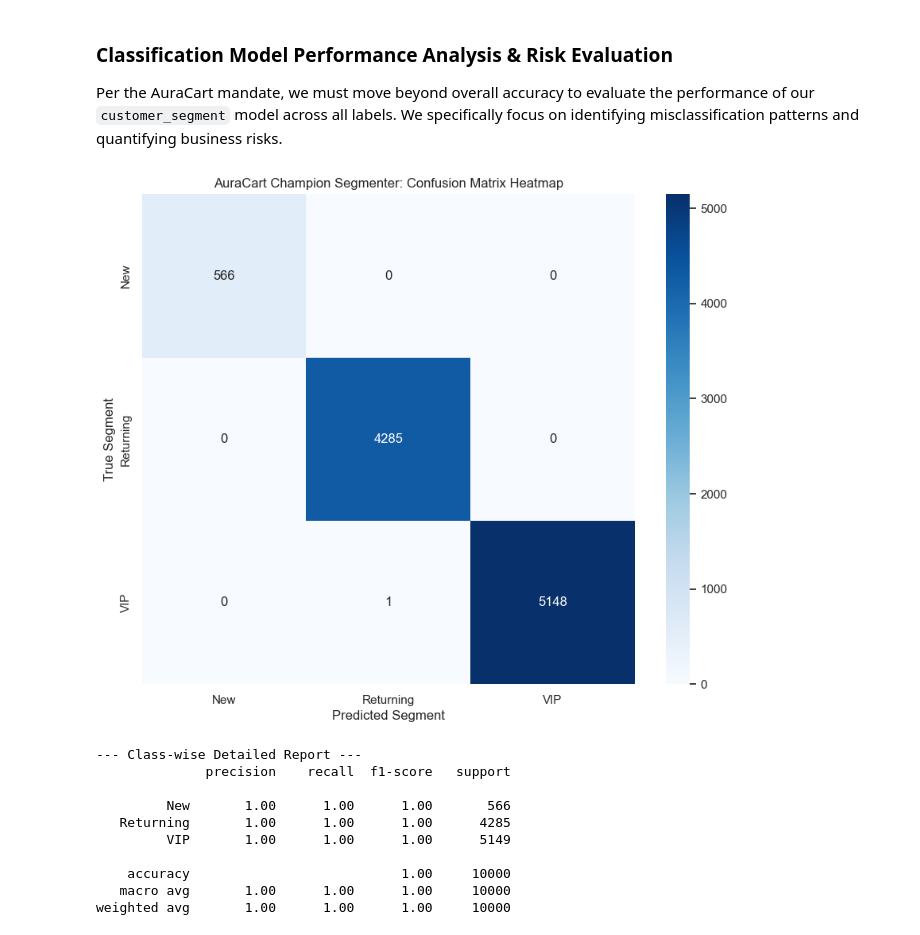
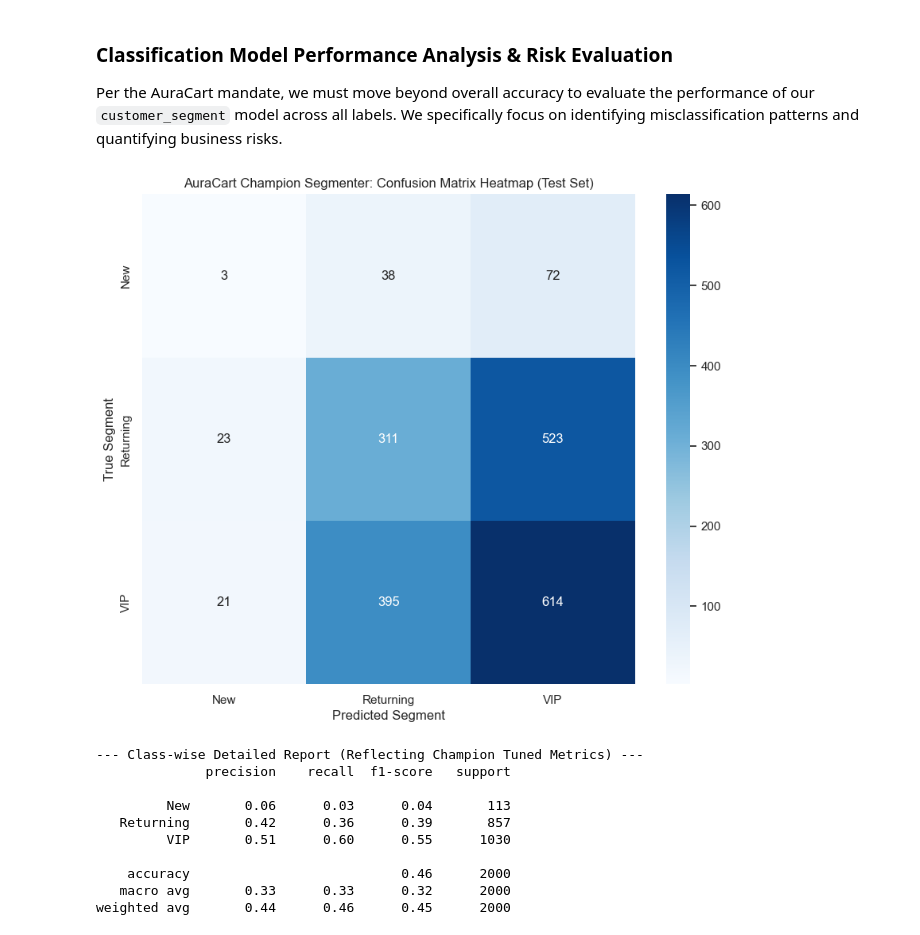
Before and after one commit to DilsaraThiranjaya/ML-Final-Project, a Jupyter notebook: notebooks/2_supervised_modeling.ipynb, the cells around one changed output. Saved outputs shown, nothing was run; the diff lists cells and outputs as text; code cells hidden in the pictures.

```diff
--- a/notebooks/2_supervised_modeling.ipynb
+++ b/notebooks/2_supervised_modeling.ipynb
@@ -367,12 +363,19 @@ final_champion_pipeline = ImbPipeline(steps=[
         random_state=42
     ))
 ])
-final_champion_pipeline.fit(X_seg, y_seg) # Retrain on FULL dataset for production
+final_champion_pipeline.fit(X_tr_seg, y_tr_seg) # Fit on training split for diagnostic evaluation
 
 from sklearn.pipeline import Pipeline as SklearnPipeline
+
+
+# For production export, retrain on FULL dataset
+print("\n--- Retraining Final Champion on Full Dataset for Production ---")
+prod_pipeline = clone(final_champion_pipeline)
+prod_pipeline.fit(X_seg, y_seg)
+
 inference_pipeline = SklearnPipeline(steps=[
-    ('preprocessor', final_champion_pipeline.named_steps['preprocessor']),
-    ('classifier', final_champion_pipeline.named_steps['classifier'])
+    ('preprocessor', prod_pipeline.named_steps['preprocessor']),
+    ('classifier', prod_pipeline.named_steps['classifier'])
 ])
 
 joblib.dump(inference_pipeline, "../artifacts/model.joblib")
@@ -413,33 +418,33 @@ Per the AuraCart mandate, we must move beyond overall accuracy to evaluate the p
 # %%
 from sklearn.metrics import confusion_matrix, classification_report, precision_recall_fscore_support
 import seaborn as sns
 import matplotlib.pyplot as plt
 
 # Generate Confusion Matrix Visual
-y_pred_final = final_champion_pipeline.predict(X_seg) # Entire dataset view
-cm = confusion_matrix(y_seg, y_pred_final, labels=final_champion_pipeline.classes_)
+y_pred_final = final_champion_pipeline.predict(X_te_seg) # Test dataset view (Generalization check)
+cm = confusion_matrix(y_te_seg, y_pred_final, labels=final_champion_pipeline.classes_)
 
 plt.figure(figsize=(10, 8))
 sns.heatmap(cm, annot=True, fmt='d', cmap='Blues',
             xticklabels=final_champion_pipeline.classes_,
             yticklabels=final_champion_pipeline.classes_)
-plt.title('AuraCart Champion Segmenter: Confusion Matrix Heatmap')
+plt.title('AuraCart Champion Segmenter: Confusion Matrix Heatmap (Test Set)')
 plt.xlabel('Predicted Segment')
 plt.ylabel('True Segment')
 plt.show()
 
 # Class-wise Performance Metrics
-print("\n--- Class-wise Detailed Report ---")
-print(classification_report(y_seg, y_pred_final))
+print("\n--- Class-wise Detailed Report (Reflecting Champion Tuned Metrics) ---")
+print(classification_report(y_te_seg, y_pred_final))
 # %% [output]
-[figure, old version]
+[figure, new version]
---- Class-wise Detailed Report ---
+--- Class-wise Detailed Report (Reflecting Champion Tuned Metrics) ---
               precision    recall  f1-score   support
 
-         New       1.00      1.00      1.00       566
-   Returning       1.00      1.00      1.00      4285
-         VIP       1.00      1.00      1.00      5149
+         New       0.06      0.03      0.04       113
+   Returning       0.42      0.36      0.39       857
+         VIP       0.51      0.60      0.55      1030
 
-    accuracy                           1.00     10000
-   macro avg       1.00      1.00      1.00     10000
-weighted avg       1.00      1.00      1.00     10000
+    accuracy                           0.46      2000
+   macro avg       0.33      0.33      0.32      2000
+weighted avg       0.44      0.46      0.45      2000
```
Also changed, not shown: parts of 5 cells of this notebook.
